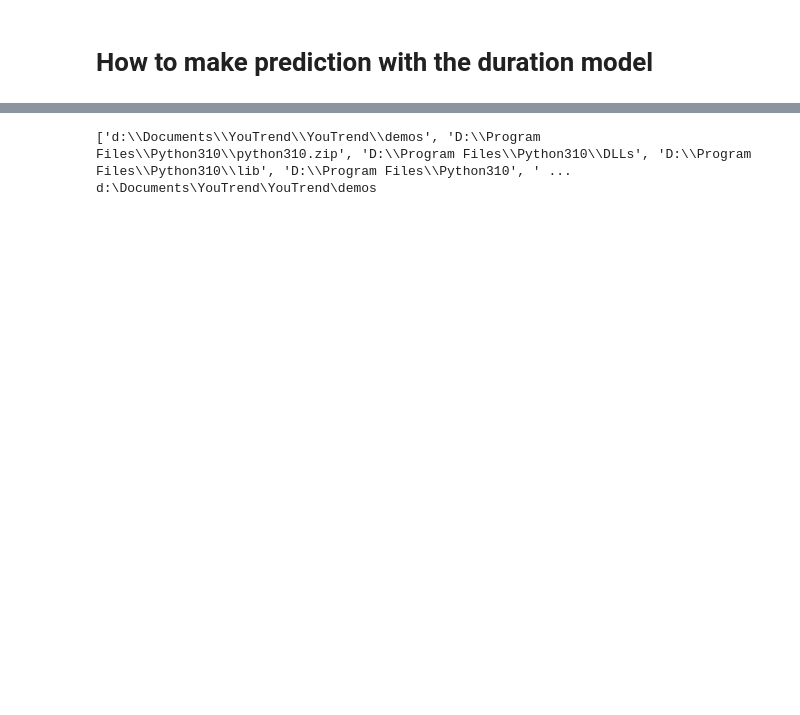
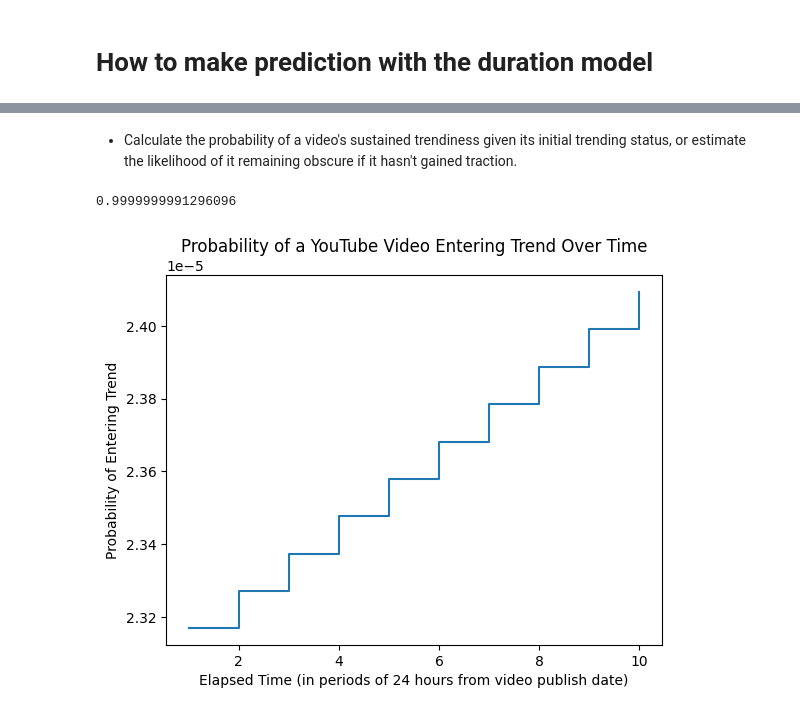
Before and after one commit to Yedson54/YouTrend, a Jupyter notebook: demos/make_prediction_examples.ipynb, the cells around one changed output, grey strips where cells are left out. Drawn from its saved outputs; the diff is of its cells as text; code cells hidden in the pictures; blank space fills up the shorter version.

```diff
--- a/demos/make_prediction_examples.ipynb
+++ b/demos/make_prediction_examples.ipynb
@@ -12,7 +10,11 @@ ModuleNotFoundError: No module named 'youtrend'
-# %%
-import sys
-print(sys.path)
-print(os.getcwd())
-# %% [output]
-['d:\\Documents\\YouTrend\\YouTrend\\demos', 'D:\\Program Files\\Python310\\python310.zip', 'D:\\Program Files\\Python310\\DLLs', 'D:\\Program Files\\Python310\\lib', 'D:\\Program Files\\Python310', ' ...
-d:\Documents\YouTrend\YouTrend\demos
+# %% [markdown]
+* Calculate the probability of a video's sustained trendiness given its initial trending status, or estimate the likelihood of it remaining obscure if it hasn't gained traction.
+# %%
+video_link = "https://www.youtube.com/watch?v=mWIxKzXGWzA"
+survival_probability(video_link=video_link)
+# %% [output]
+0.9999999991296096
+# %%
+plot_survival_probability(video_link=video_link, start_date="2024-12-20", gap=1)
+# %% [output]
+[figure, added]
```
Also changed, not shown: parts of 2 cells of this notebook, 6 other files.
